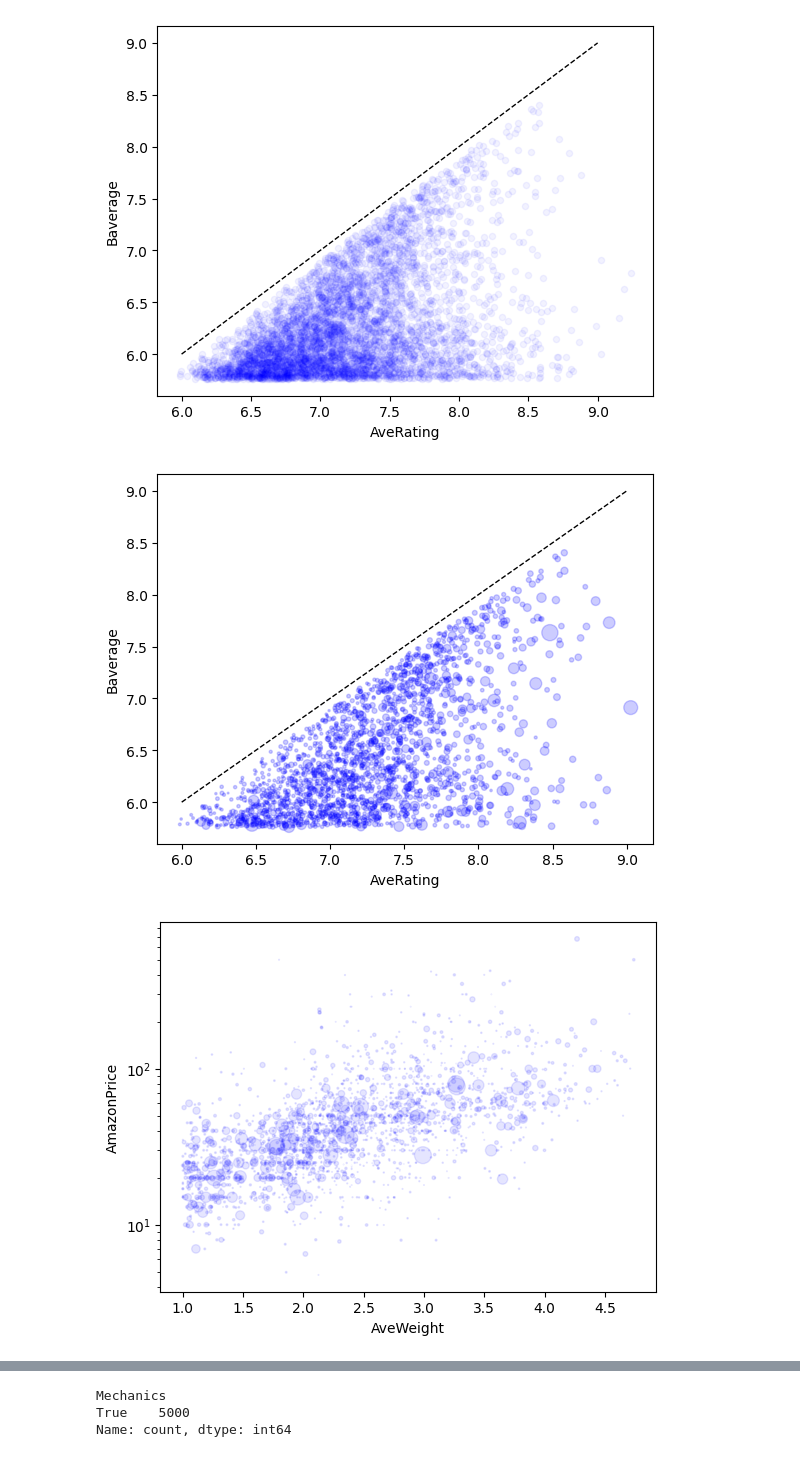
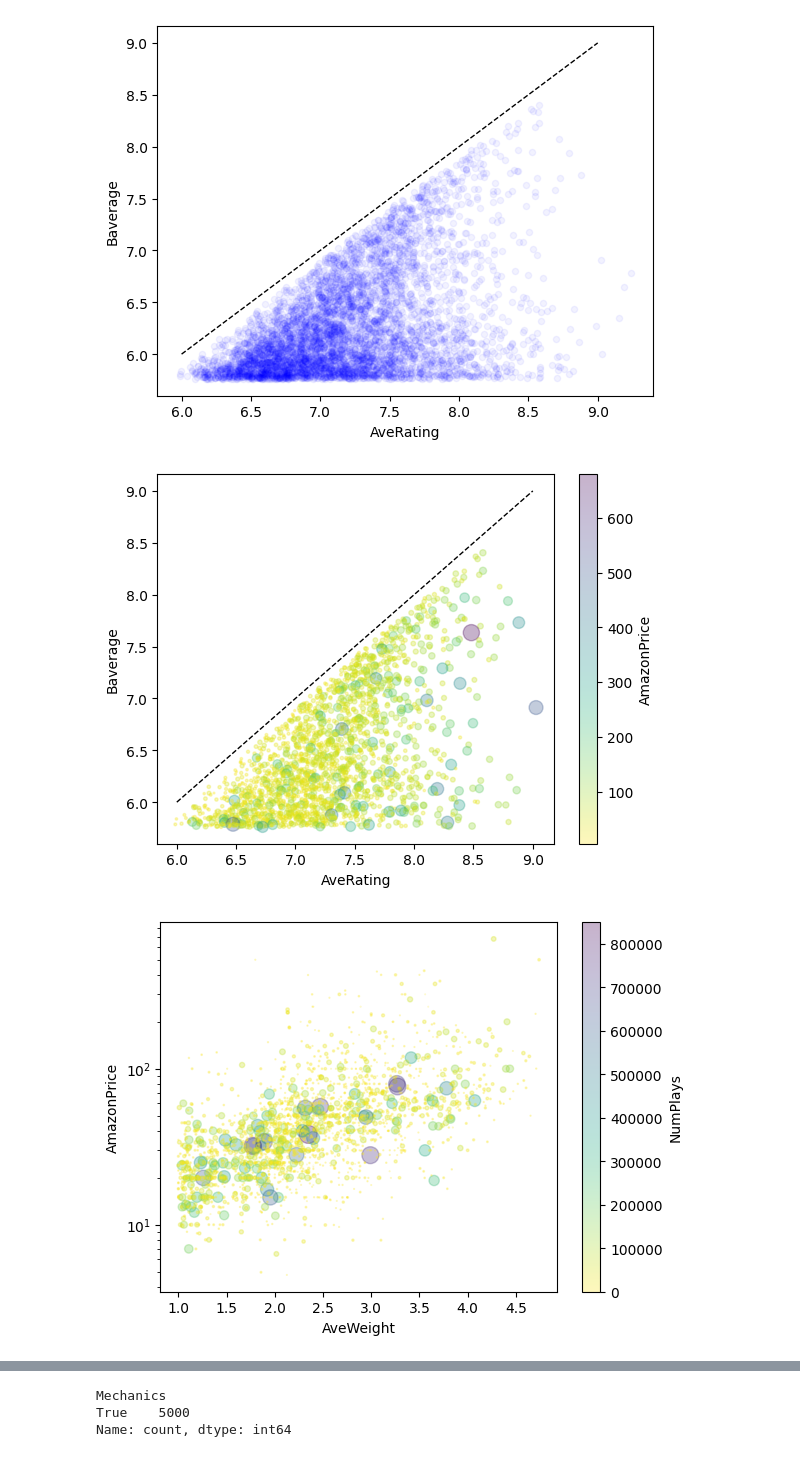
Before and after one commit to manuelarcer/bgg, a Jupyter notebook: bgg_scraper_v3.ipynb, the cells around one changed output, grey strips where cells are left out. Drawn from its saved outputs; the diff is of its cells as text; code cells hidden in the pictures.

```diff
--- a/bgg_scraper_v3.ipynb
+++ b/bgg_scraper_v3.ipynb
@@ -655,22 +657,22 @@ plt.show()
 [figure]
 # %%
 size = games_data_df['AmazonPrice'] / 5
-games_data_df.plot.scatter(x='AveRating', y='Baverage', s=size, alpha=0.2, color='blue')
+games_data_df.plot.scatter(x='AveRating', y='Baverage', s=size, alpha=0.3, c='AmazonPrice', colormap='viridis_r')
 plt.plot([6, 9], [6, 9], color='black', linewidth=1, linestyle='--')
 plt.show()
 # %% [output]
-[figure, old version]
+[figure, new version]
 # %%
 size = games_data_df['NumPlays'] / 5000
-games_data_df.plot.scatter(x='AveWeight', y='AmazonPrice', s=size, alpha=0.1, color='blue')
+games_data_df.plot.scatter(x='AveWeight', y='AmazonPrice', s=size, alpha=0.3, c='NumPlays', colormap='viridis_r')
 # Draw a fit line
 import numpy as np
 
 x = games_data_df['AveWeight']
 y = games_data_df['AmazonPrice']
 m, b = np.polyfit(x, y, 1)
 plt.plot(x, m*x + b, color='red')
 
 plt.yscale('log')
 # %% [output]
-[figure, old version]
+[figure, new version]
```
Also changed, not shown: parts of 8 cells of this notebook.
